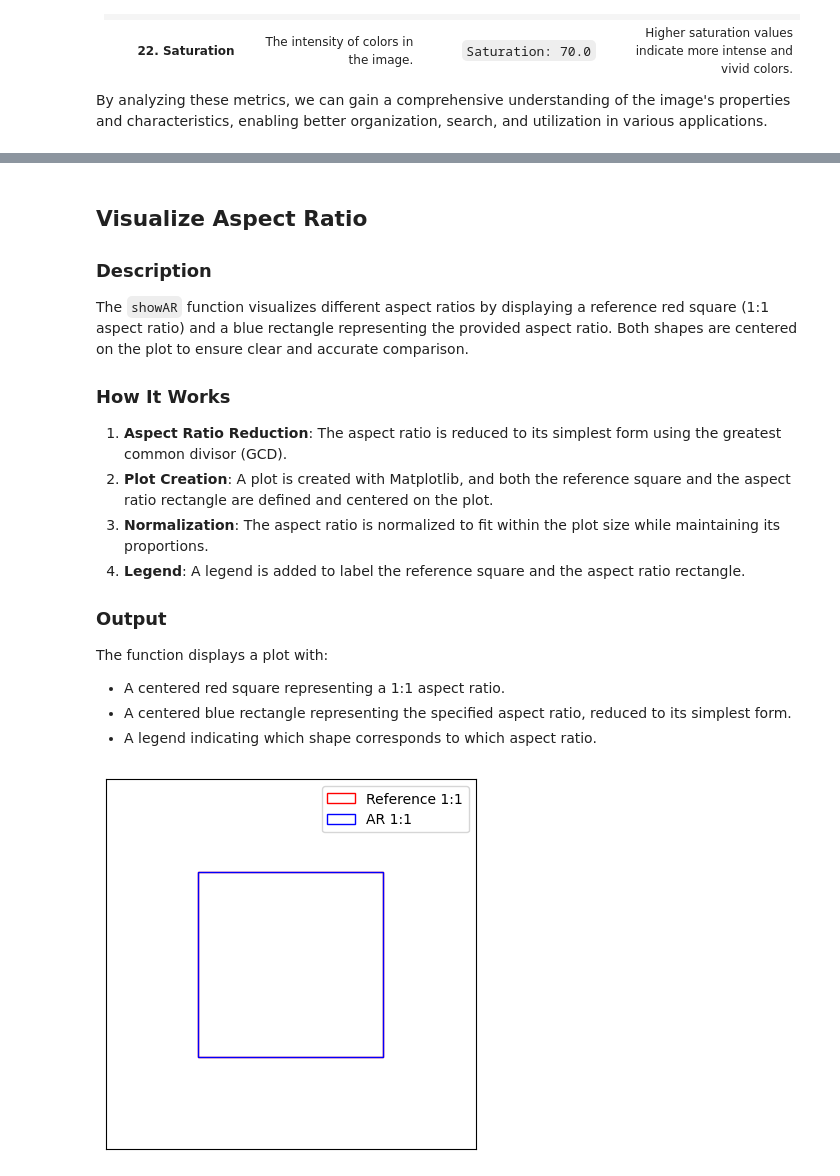
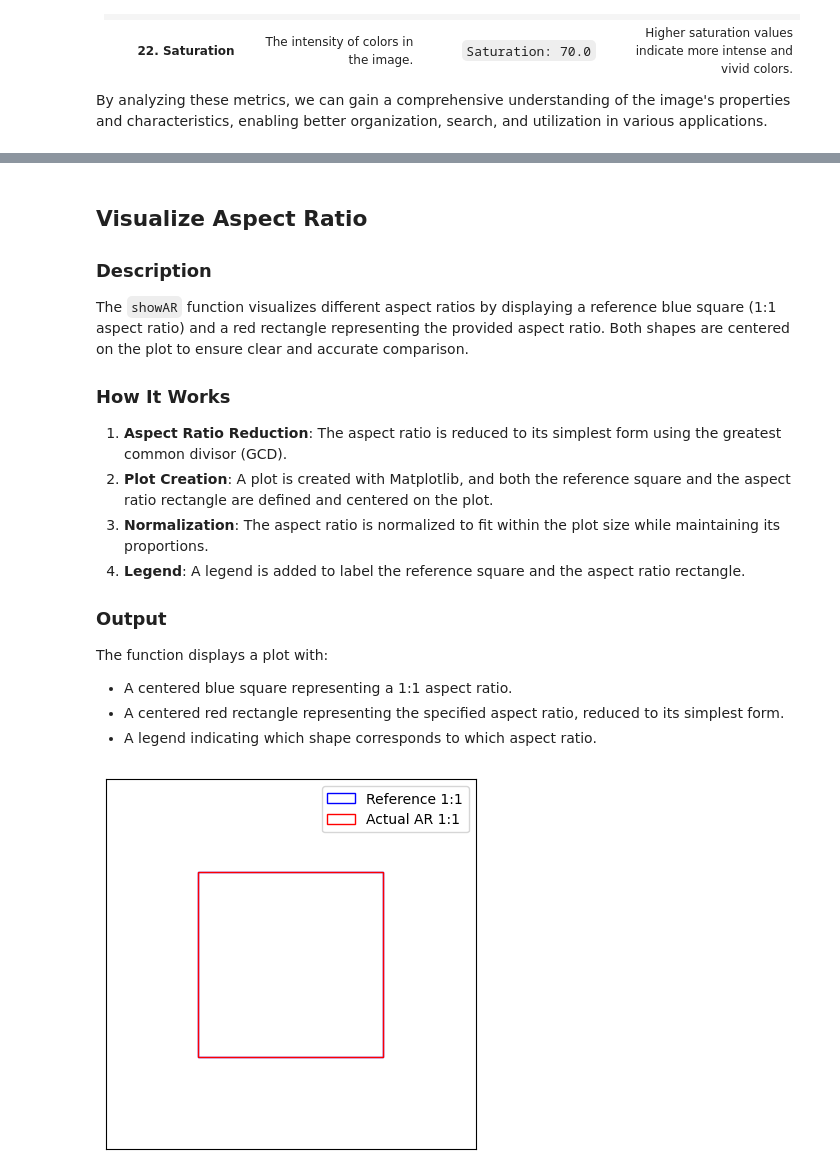
Before and after one commit to MaterDev/Python_Jupyter_Experiments, a Jupyter notebook: projects/05_proc33ssor_spike/main.ipynb, the cells around one changed output, grey strips where cells are left out. Cells and saved outputs as stored; diff of their text form; code cells hidden in the pictures.

```diff
--- a/projects/05_proc33ssor_spike/main.ipynb
+++ b/projects/05_proc33ssor_spike/main.ipynb
@@ -29,7 +29,7 @@
 By analyzing these metrics, we can gain a comprehensive understanding of the image's properties and characteristics, enabling better organization, search, and utilization in various applications.
 # %%
 # Image
-image_path = './images/exampleImage_02.png'
+image_path = './images/exampleImage_03.png'
 # %%
 from PIL import Image, ImageStat
 import os
@@ -154,7 +154,7 @@ Path: ./images/exampleImage_02.png
 
 ### Description
 
-The `showAR` function visualizes different aspect ratios by displaying a reference red square (1:1 aspect ratio) and a blue rectangle representing the provided aspect ratio. Both shapes are centered on the plot to ensure clear and accurate comparison.
+The `showAR` function visualizes different aspect ratios by displaying a reference blue square (1:1 aspect ratio) and a red rectangle representing the provided aspect ratio. Both shapes are centered on the plot to ensure clear and accurate comparison.
 
 ### How It Works
 
@@ -166,8 +166,8 @@ The `showAR` function visualizes different aspect ratios by displaying a referen
 ### Output
 
 The function displays a plot with:
-- A centered red square representing a 1:1 aspect ratio.
-- A centered blue rectangle representing the specified aspect ratio, reduced to its simplest form.
+- A centered blue square representing a 1:1 aspect ratio.
+- A centered red rectangle representing the specified aspect ratio, reduced to its simplest form.
 - A legend indicating which shape corresponds to which aspect ratio.
 # %%
 import matplotlib.pyplot as plt
@@ -190,7 +190,7 @@ def showAR(aspect_ratio):
     square_size = 1
     square_x = (2 - square_size) / 2
     square_y = (2 - square_size) / 2
-    square = plt.Rectangle((square_x, square_y), square_size, square_size, fill=None, edgecolor='r', label='Reference 1:1')
+    square = plt.Rectangle((square_x, square_y), square_size, square_size, fill=None, edgecolor='b', label='Reference 1:1')
 
     # Add the red square to the plot
     ax.add_patch(square)
@@ -203,35 +203,35 @@ def showAR(aspect_ratio):
     # Calculate position to keep it centered
     rect_x = (2 - normalized_width) / 2
     rect_y = (2 - normalized_height) / 2
-    aspect_rect = plt.Rectangle((rect_x, rect_y), normalized_width, normalized_height, fill=None, edgecolor='b', label=f'AR {width}:{height}')
+    aspect_rect = plt.Rectangle((rect_x, rect_y), normalized_width, normalized_height, fill=None, edgecolor='r', label=f'Actual AR {width}:{height}')
 
     # Add the aspect ratio rectangle to the plot
     ax.add_patch(aspect_rect)
 
     # Set the limits of the plot
     ax.set_xlim(0, 2)
     ax.set_ylim(0, 2)
 
     # Set aspect of the plot to be equal
     ax.set_aspect('equal')
 
     # Remove the numbers on the chart
     ax.set_xticks([])
     ax.set_yticks([])
 
     # Add a legend to the plot
     ax.legend()
 
     # Display the plot
     plt.show()
 
 # * Example usage of the function with aspect ratio
     # From example image data
 imageInfo_ar = image_info["Aspect Ratio"]
 # * Alternate ARs to test
 # imageInfo_ar = (5,7)
 # imageInfo_ar = (16,9)
 
 showAR(imageInfo_ar)
 # %% [output]
-[figure, old version]
+[figure, new version]
```
Also changed, not shown: parts of 4 cells of this notebook, 5 other files.
